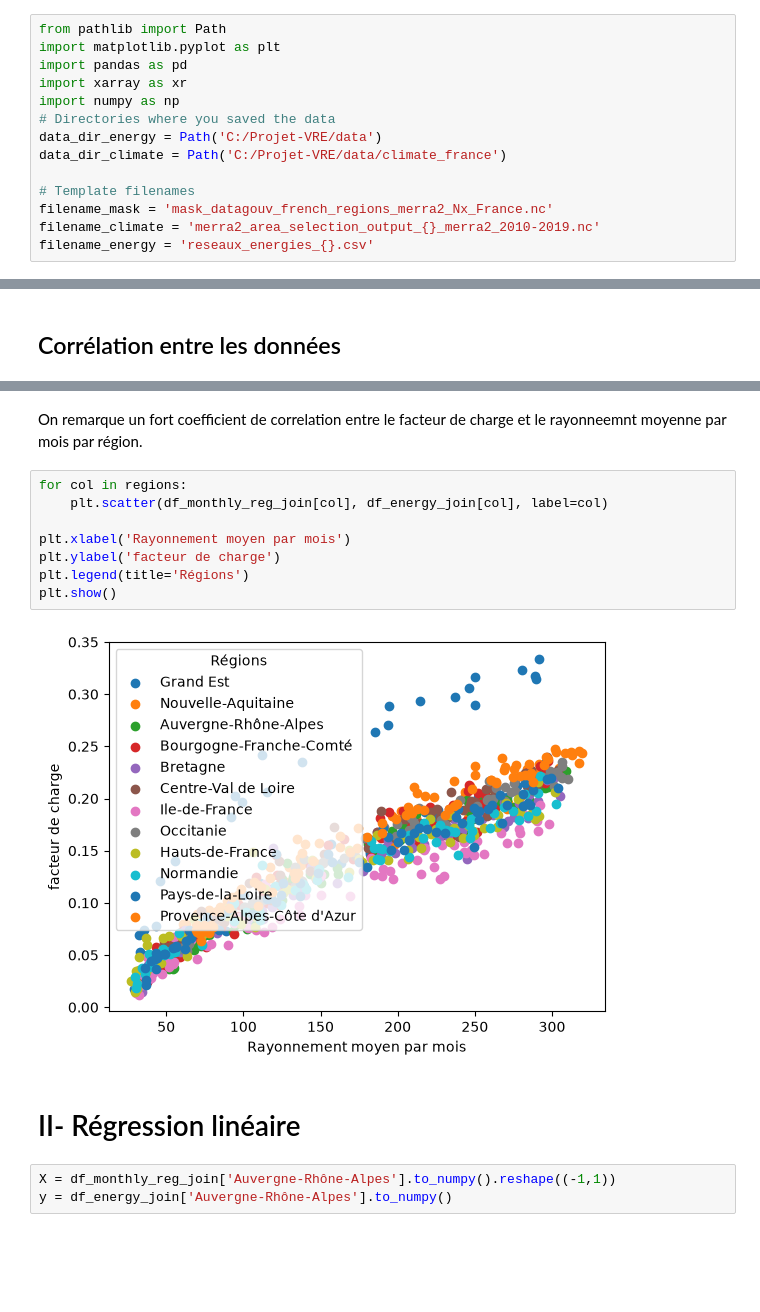
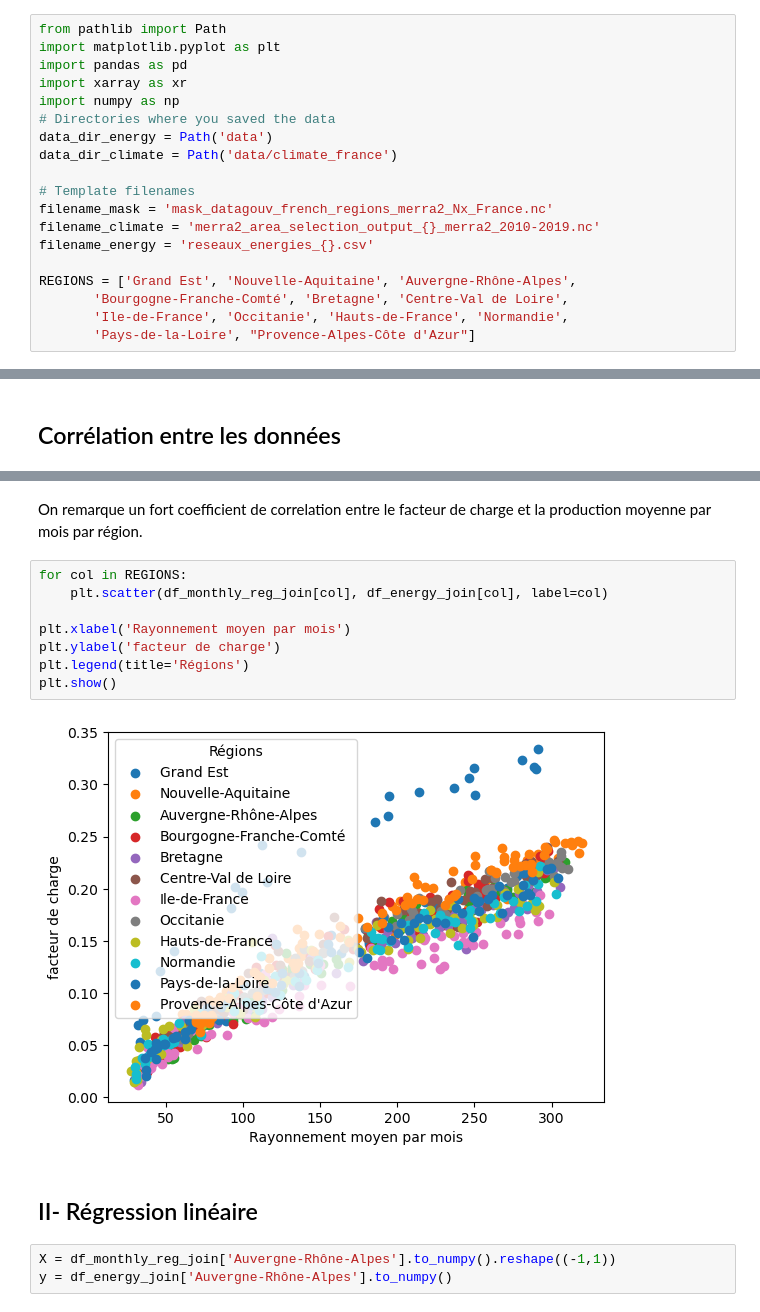
Before and after one commit to Troisieme-111/VRE-France-project, a Jupyter notebook: project_vre.ipynb, the cells around one changed output, grey strips where cells are left out. Drawn from its saved outputs; the diff is of its cells as text; blank space fills up the shorter version.

```diff
--- a/project_vre.ipynb
+++ b/project_vre.ipynb
@@ -47,13 +47,18 @@ import pandas as pd
 import xarray as xr
 import numpy as np
 # Directories where you saved the data
-data_dir_energy = Path('C:/Projet-VRE/data')
-data_dir_climate = Path('C:/Projet-VRE/data/climate_france')
+data_dir_energy = Path('data')
+data_dir_climate = Path('data/climate_france')
 
 # Template filenames
 filename_mask = 'mask_datagouv_french_regions_merra2_Nx_France.nc'
 filename_climate = 'merra2_area_selection_output_{}_merra2_2010-2019.nc'
 filename_energy = 'reseaux_energies_{}.csv'
+
+REGIONS = ['Grand Est', 'Nouvelle-Aquitaine', 'Auvergne-Rhône-Alpes',
+       'Bourgogne-Franche-Comté', 'Bretagne', 'Centre-Val de Loire',
+       'Ile-de-France', 'Occitanie', 'Hauts-de-France', 'Normandie',
+       'Pays-de-la-Loire', "Provence-Alpes-Côte d'Azur"]
 # %%
 # Read and plot grid point-region mask
 filepath_mask = Path(data_dir_climate, filename_mask)
@@ -186,17 +194,17 @@ list_corr
 # %% [markdown]
-On remarque un fort coefficient de correlation entre le facteur de charge et le rayonneemnt moyenne par mois par région.
+On remarque un fort coefficient de correlation entre le facteur de charge et la production moyenne par mois par région.
 # %%
-for col in regions:
+for col in REGIONS:
     plt.scatter(df_monthly_reg_join[col], df_energy_join[col], label=col)
 
 plt.xlabel('Rayonnement moyen par mois')
 plt.ylabel('facteur de charge')
 plt.legend(title='Régions')
 plt.show()
 # %% [output]
-[figure, old version]
+[figure, new version]
 # %% [markdown]
-# II- Régression linéaire
+## II- Régression linéaire
 # %%
 X = df_monthly_reg_join['Auvergne-Rhône-Alpes'].to_numpy().reshape((-1,1))
 y = df_energy_join['Auvergne-Rhône-Alpes'].to_numpy()
```
Also changed, not shown: parts of 23 cells of this notebook.
